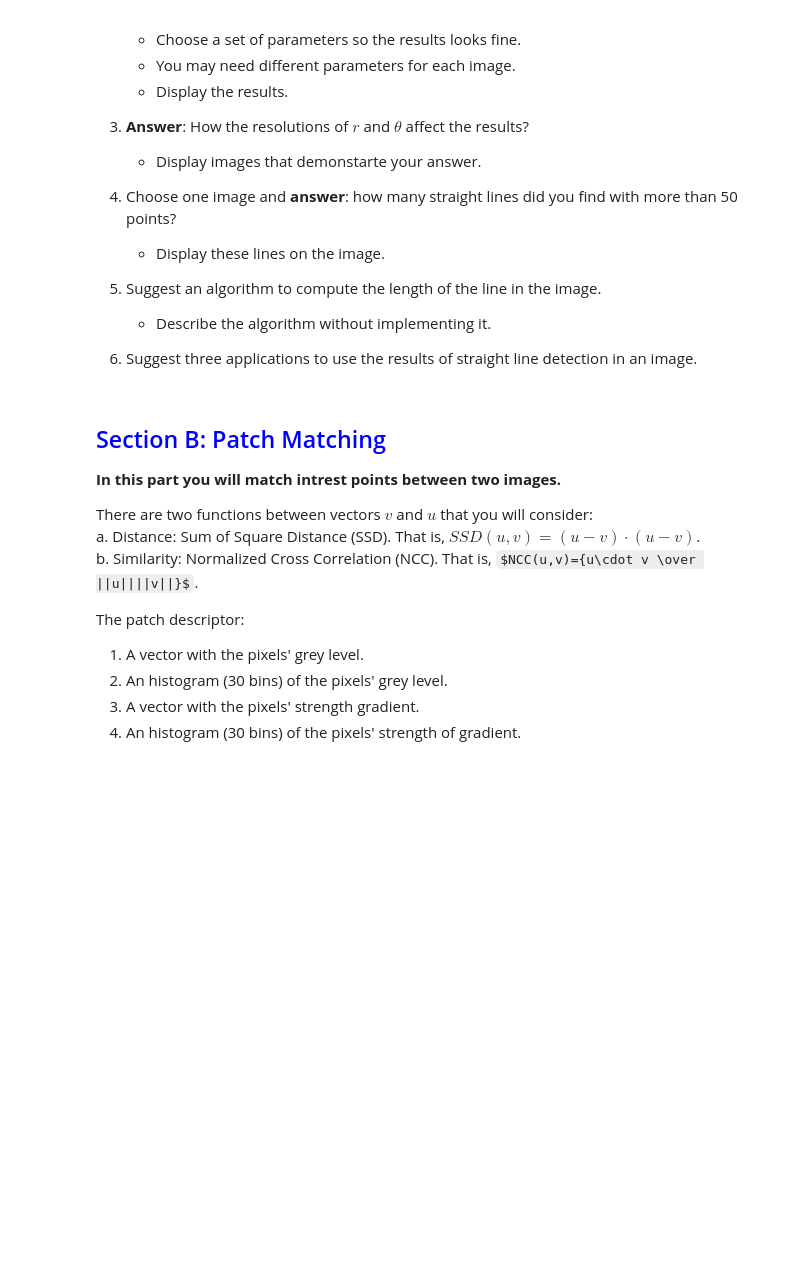
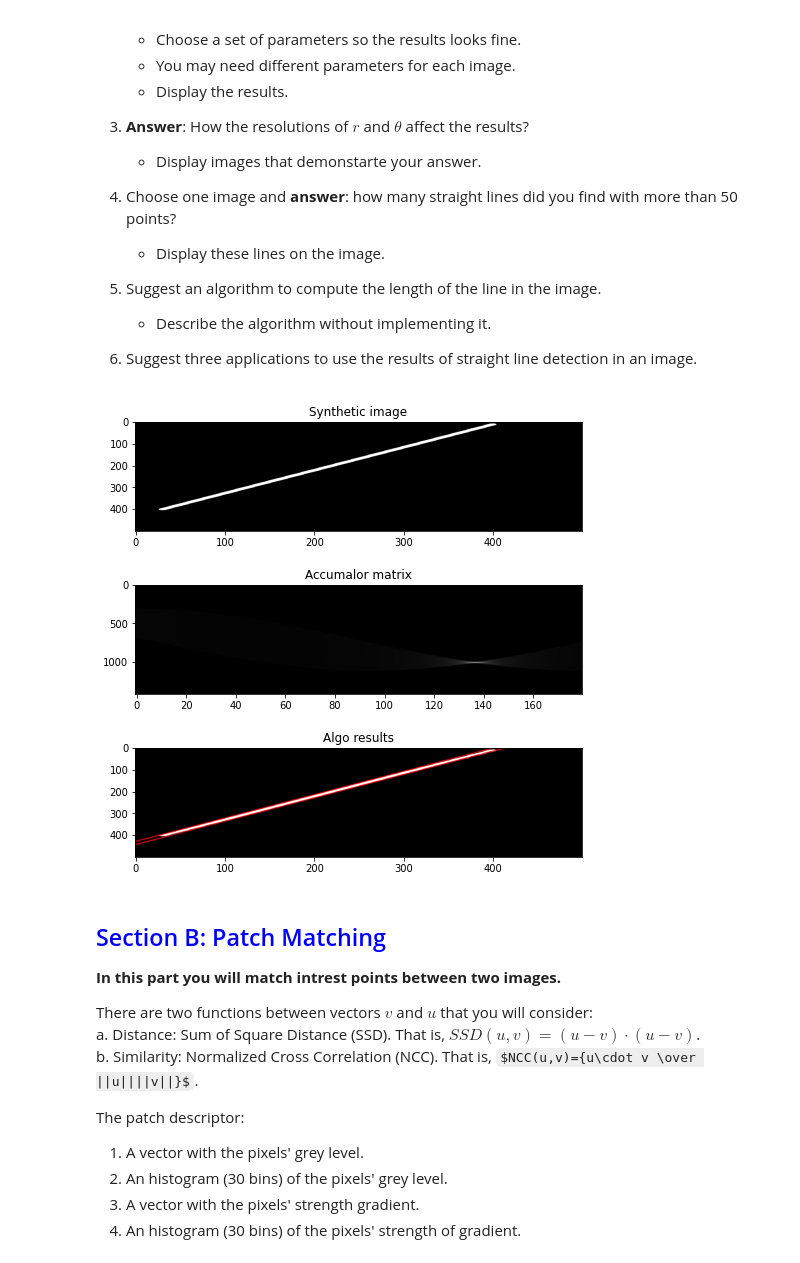
Before and after one commit to YaffeOmer/Computer-Vision-HW2, a Jupyter notebook: hw2.ipynb, the cells around one changed output. Cells and saved outputs as stored; diff of their text form; code cells hidden in the pictures; some formulas as TeX source; blank space fills up the shorter version.

```diff
--- a/hw2.ipynb
+++ b/hw2.ipynb
@@ -294,16 +200,16 @@ cv2.line(img, (x1, y1), (x2, y2), (255,0,0), thickness)
 # Note that this implementation does not include smoothing with a Gaussian filter :(
 
 
-img = cv2.imread('.\images\Sudoku.PNG', cv2.IMREAD_GRAYSCALE)
-assert img is not None, "file could not be read, check with os.path.exists()"
+# img = cv2.imread('.\images\Sudoku.PNG', cv2.IMREAD_GRAYSCALE)
+# assert img is not None, "file could not be read, check with os.path.exists()"
 
-edges = cv2.Canny(img,250,500,5)
+# edges = cv2.Canny(img,250,500,5)
 
-plt.rcParams['figure.figsize'] = (16.0, 16.0)
-f, ((ax1, ax2)) = plt.subplots(1, 2, sharex='col', sharey='row')
+# plt.rcParams['figure.figsize'] = (16.0, 16.0)
+# f, ((ax1, ax2)) = plt.subplots(1, 2, sharex='col', sharey='row')
 
-ax1.imshow(img), ax1.set_title('Original Image')
-ax2.imshow(edges), ax2.set_title('Edge Image')
+# ax1.imshow(img), ax1.set_title('Original Image')
+# ax2.imshow(edges), ax2.set_title('Edge Image')
 # %% [markdown]
 **Apply and answer**
 
@@ -330,6 +236,33 @@ ax2.imshow(edges), ax2.set_title('Edge Image')
 
 
 6. Suggest three applications to use the results of straight line detection in an image.
+# %%
+# -------------------------------Question 1-------------------------------
+
+# Generattion a synthetic image for testing my Hough Transform algorithm
+image = np.zeros((500, 500), dtype=np.uint8)
+# cv2.line(image, (20, 400), (150, 50), 255, 8)
+# cv2.line(image, (150, 50), (200, 400), 255, 8)
+cv2.line(image, (400, 10), (30, 400), 255, 8)
+# Get edges
+edges = cv2.Canny(image,250,500,5)
+
+# Calculate Hough matrix
+accumalor_mat,R_distances,thetas = H_matrix(edges, 1,  1)
+list_of_lines = list_lines(accumalor_mat,160,R_distances,thetas)
+
+# Display lines
+image_with_lines = display_lines(image,list_of_lines)
+image_with_lines_rgb = cv2.cvtColor(image_with_lines, cv2.COLOR_BGR2RGB)
+
+# Display results
+f, ((ax1, ax2 , ax3)) = plt.subplots(3, 1,gridspec_kw={'hspace': 0.5})
+ax1.imshow(image,aspect='auto'), ax1.set_title('Synthetic image')
+ax2.imshow(accumalor_mat,aspect='auto'), ax2.set_title('Accumalor matrix')
+ax3.imshow(image_with_lines_rgb,aspect='auto'), ax3.set_title('Algo results')
+plt.show()
+# %% [output]
+[figure, added]
 # %% [markdown]
 ## <span style="color:blue">Section B: Patch Matching
 **In this part you will match intrest points between two images.**
```
Also changed, not shown: parts of 8 cells of this notebook.
